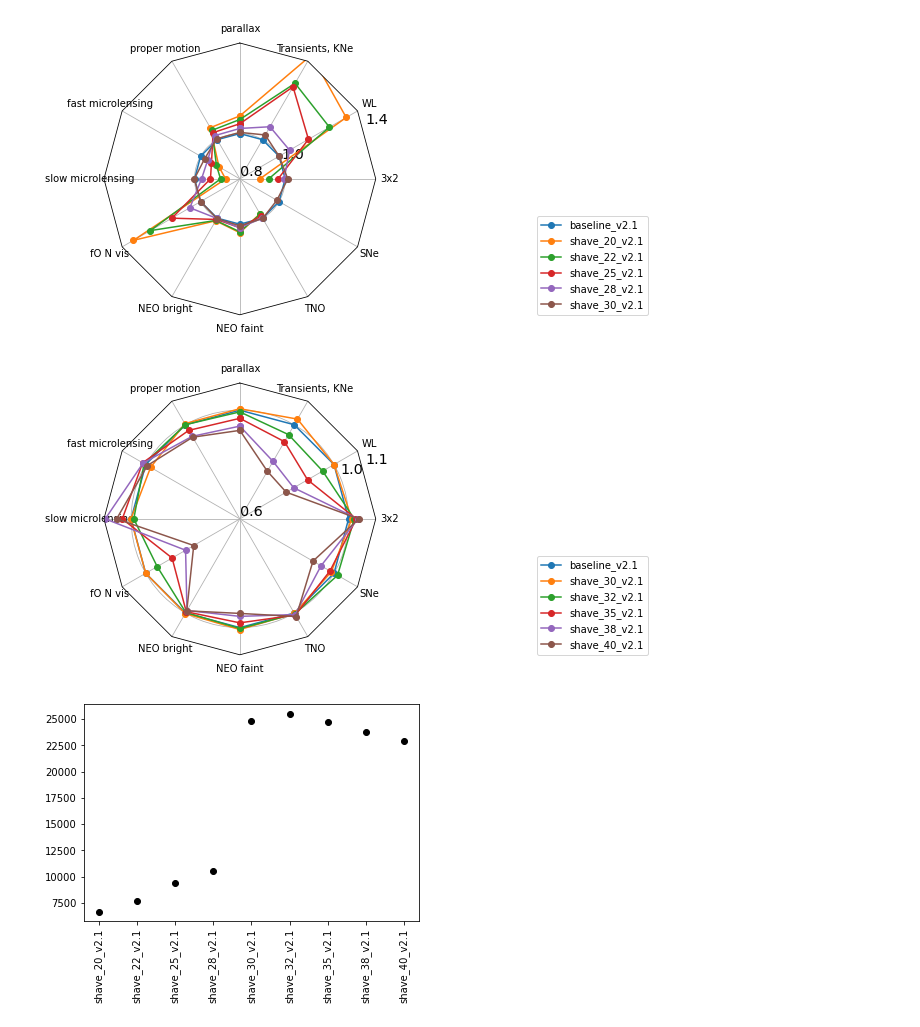
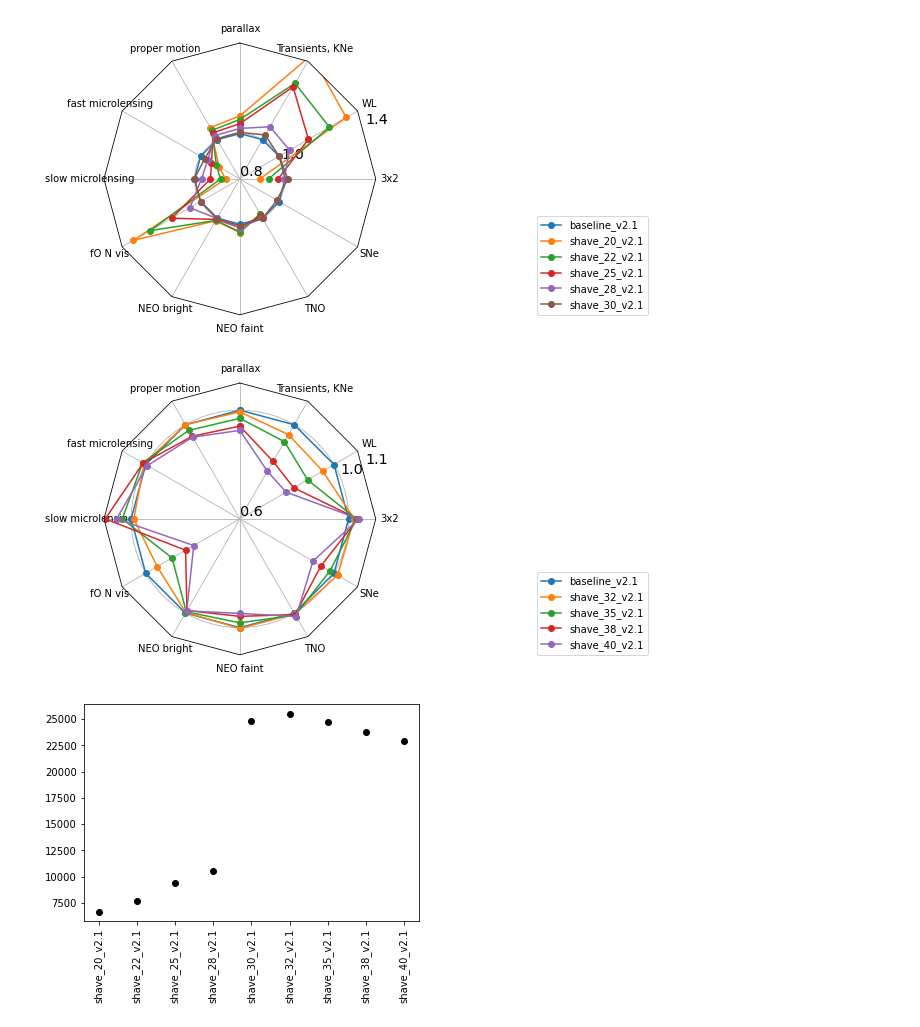
Before and after one commit to lsst-sims/smtn-017, a Jupyter notebook: plots/v21.ipynb, the cells around one changed output. Drawn from its saved outputs; the diff is of its cells as text; code cells hidden in the pictures.

```diff
--- a/plots/v21.ipynb
+++ b/plots/v21.ipynb
@@ -295,13 +296,14 @@ fig, ax = radar(ndata, legend=True, rgrids=[0.8, 1.0, 1.4], bbox_to_anchor=(2, 0
 # %% [output]
 [figure]
 # %%
-runs = [data.index[0]] + [name for name in data.index if 'shave' in name][4:]
+runs = [data.index[0]] + [name for name in data.index if 'shave' in name][5:]
 
 ndata = norm_df(data, runs, cols=data.columns.values.tolist(),
                 invert_cols=invert_cols, norm_run='baseline_v2.1')
 fig, ax = radar(ndata, legend=True, rgrids=[0.6, 1.0, 1.1], bbox_to_anchor=(2, 0))
+fig.savefig('shave_longer.pdf', bbox_inches="tight")
 # %% [output]
-[figure, old version]
+[figure, new version]
 # %%
 runs = [name for name in data.index if 'shave' in name]
 fig, ax = plt.subplots()
```
Also changed, not shown: parts of 10 cells of this notebook, 36 other files.
